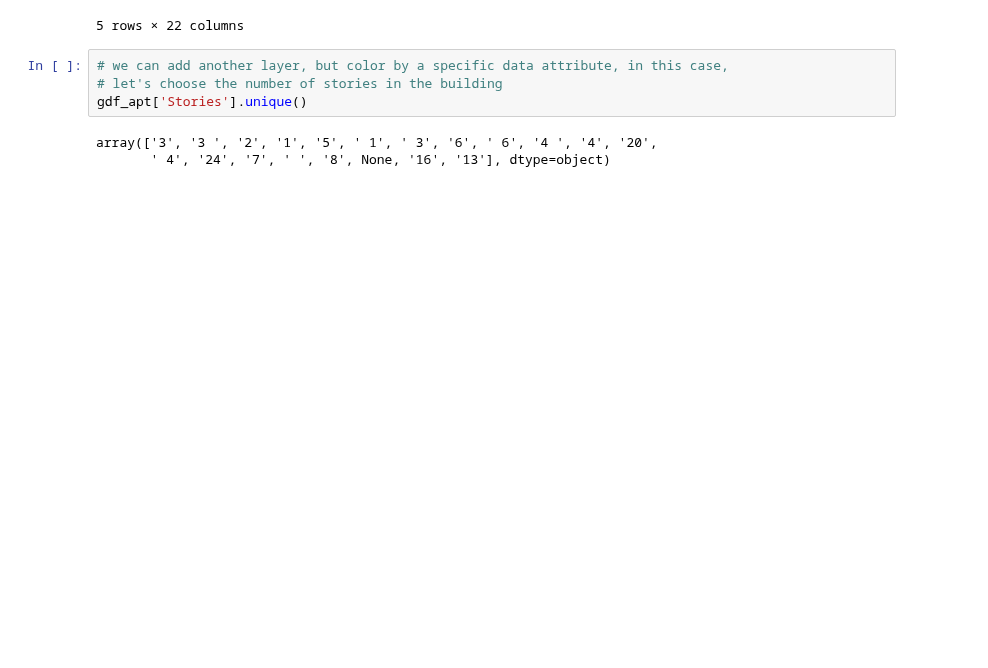
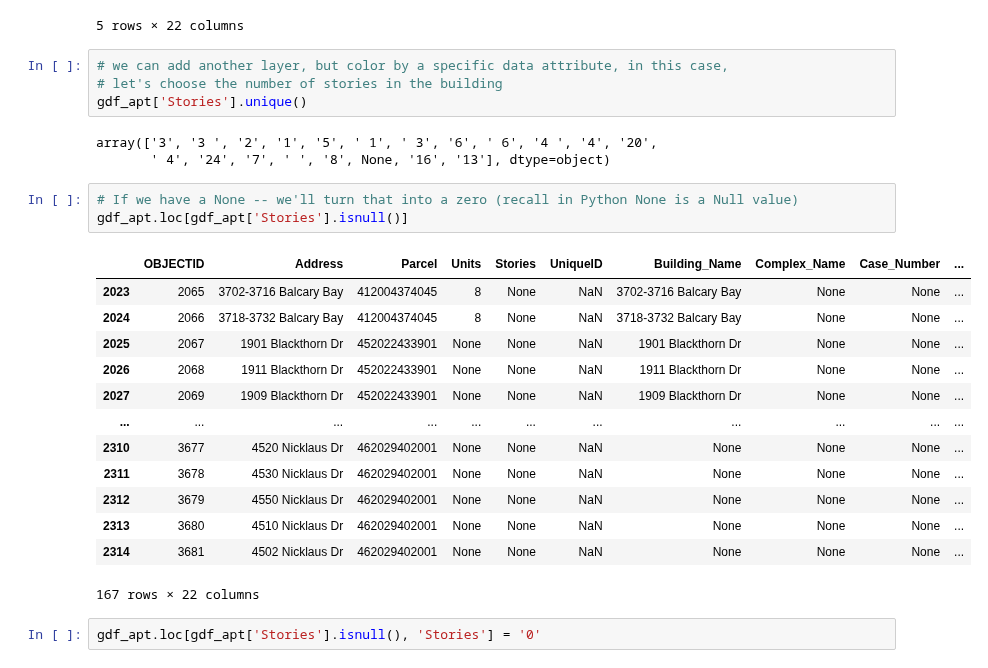
Before and after one commit to UIUC-iSchool-DataViz/is445_spring2021, a Jupyter notebook: week07/inClass_week07.ipynb, the cells around one changed output. Drawn from its saved outputs; the diff is of its cells as text; blank space fills up the shorter version.

```diff
--- a/week07/inClass_week07.ipynb
+++ b/week07/inClass_week07.ipynb
@@ -222,3 +222,22 @@ gdf_apt['Stories'].unique()
 # %% [output]
 array(['3', '3 ', '2', '1', '5', ' 1', ' 3', '6', ' 6', '4 ', '4', '20',
        ' 4', '24', '7', ' ', '8', None, '16', '13'], dtype=object)
+# %%
+# If we have a None -- we'll turn that into a zero (recall in Python None is a Null value)
+gdf_apt.loc[gdf_apt['Stories'].isnull()]
+# %% [output]
+|  | OBJECTID | Address | Parcel | Units | Stories | UniqueID | Building_Name | Complex_Name | Case_Number | ... |
+| 2023 | 2065 | 3702-3716 Balcary Bay | 412004374045 | 8 | None | NaN | 3702-3716 Balcary Bay | None | None | ... |
+| 2024 | 2066 | 3718-3732 Balcary Bay | 412004374045 | 8 | None | NaN | 3718-3732 Balcary Bay | None | None | ... |
+| 2025 | 2067 | 1901 Blackthorn Dr | 452022433901 | None | None | NaN | 1901 Blackthorn Dr | None | None | ... |
+| 2026 | 2068 | 1911 Blackthorn Dr | 452022433901 | None | None | NaN | 1911 Blackthorn Dr | None | None | ... |
+| 2027 | 2069 | 1909 Blackthorn Dr | 452022433901 | None | None | NaN | 1909 Blackthorn Dr | None | None | ... |
+| ... | ... | ... | ... | ... | ... | ... | ... | ... | ... | ... |
+| 2310 | 3677 | 4520 Nicklaus Dr | 462029402001 | None | None | NaN | None | None | None | ... |
+| 2311 | 3678 | 4530 Nicklaus Dr | 462029402001 | None | None | NaN | None | None | None | ... |
+| 2312 | 3679 | 4550 Nicklaus Dr | 462029402001 | None | None | NaN | None | None | None | ... |
+| 2313 | 3680 | 4510 Nicklaus Dr | 462029402001 | None | None | NaN | None | None | None | ... |
+| 2314 | 3681 | 4502 Nicklaus Dr | 462029402001 | None | None | NaN | None | None | None | ... |
+167 rows × 22 columns
+# %%
+gdf_apt.loc[gdf_apt['Stories'].isnull(), 'Stories'] = '0'
```
